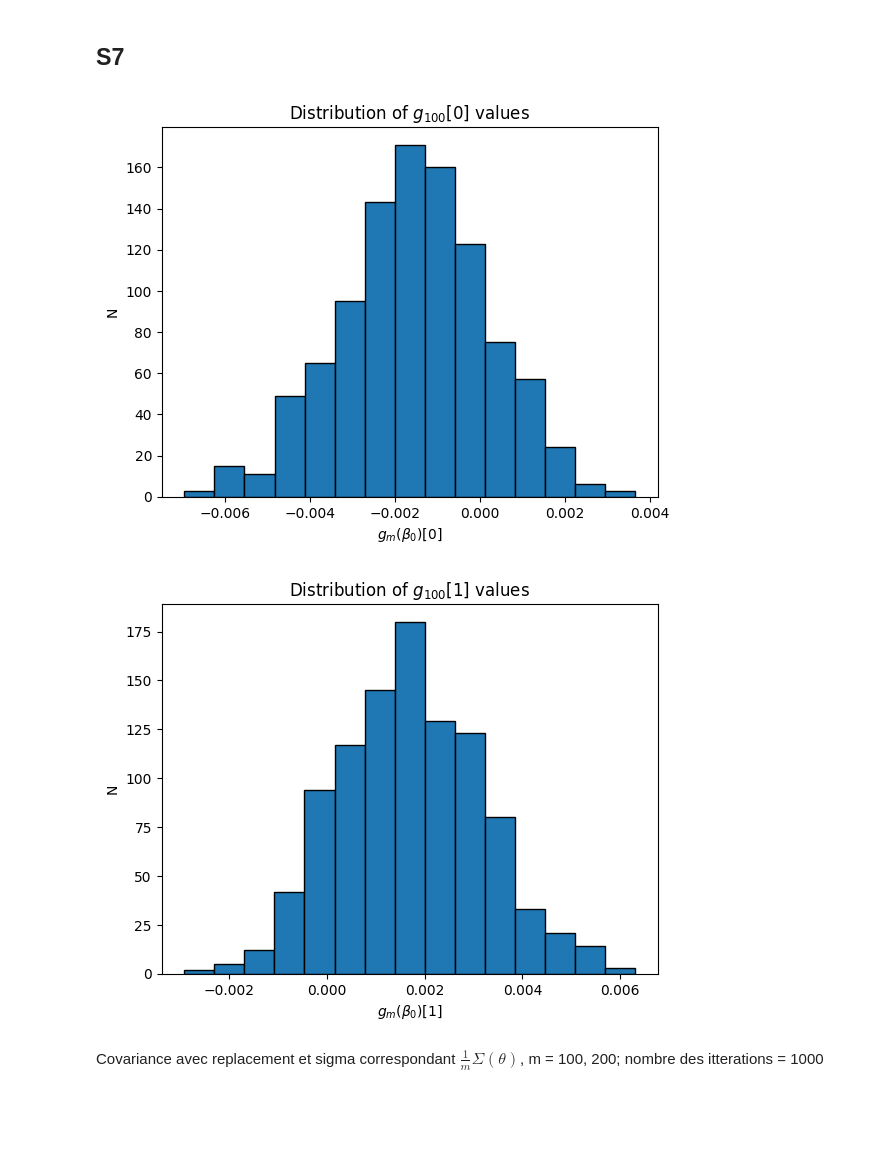
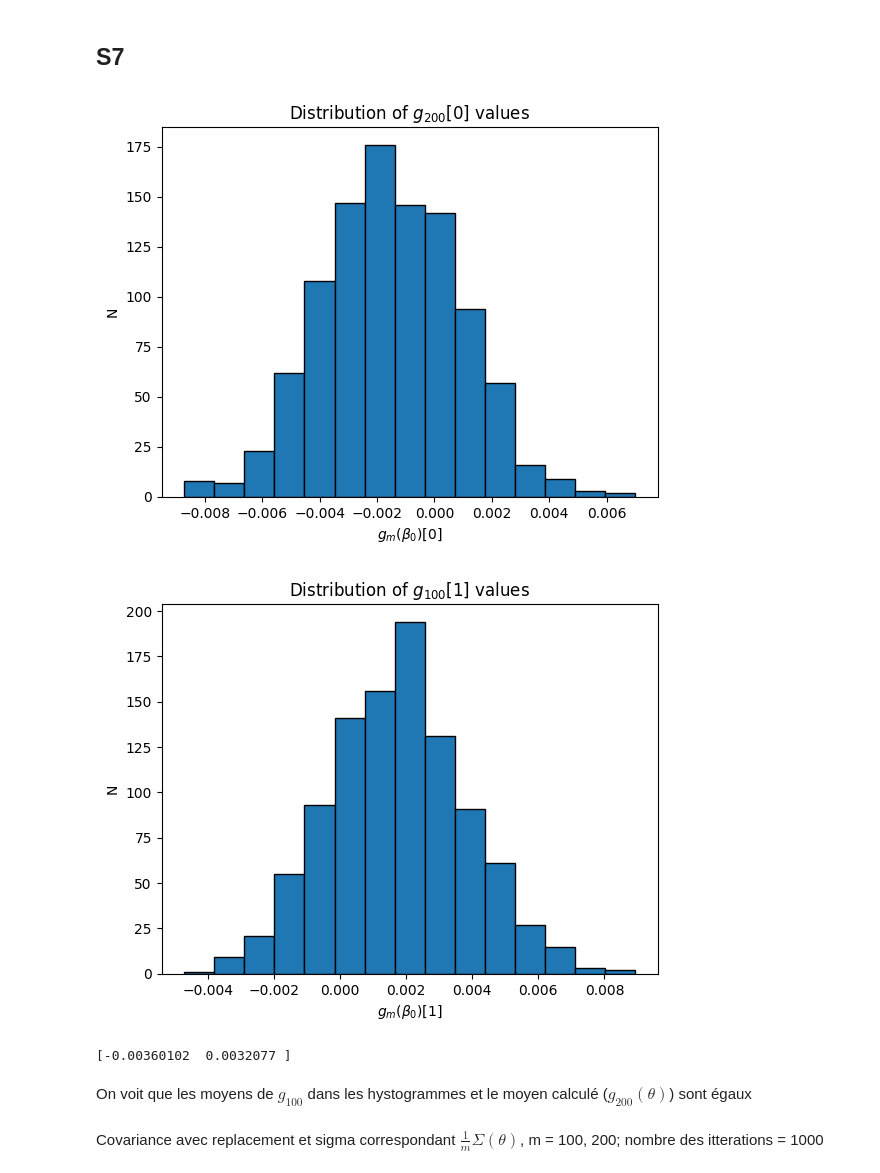
Before and after one commit to isaigordeev/Regressions, a Jupyter notebook: IsaiGordeev_ZhichengHui_Régressions.ipynb, the cells around one changed output. Cells and saved outputs as stored; diff of their text form; code cells hidden in the pictures; blank space fills up the shorter version.

```diff
--- a/IsaiGordeev_ZhichengHui_Régressions.ipynb
+++ b/IsaiGordeev_ZhichengHui_Régressions.ipynb
@@ -670,15 +670,15 @@ Puisque $\frac{n-m}{n-1} \le 1$, la matrice de covariance dans le cas sans rempl
 m_grads = np.zeros([1000,2])
 
 for x in range(len(m_grads)):
-    m_grads[x] = m_gradient(initial_params, dataset, 200, True)[0]
+    m_grads[x] = m_gradient(initial_params, dataset, 100, True)[0]
 # %%
 plt.hist(m_grads[:, 0], bins=15, edgecolor='black')
 plt.xlabel('$g_m(\\beta_0)[0]$')
 plt.ylabel('N')
-plt.title('Distribution of $g_{100}$[0] values')
+plt.title('Distribution of $g_{200}$[0] values')
 plt.show()
 # %% [output]
-[figure, old version]
+[figure, new version]
 # %%
 plt.hist(m_grads[:, 1], bins=15, edgecolor='black')
 plt.xlabel('$g_m(\\beta_0)[1]$')
@@ -686,7 +686,14 @@ plt.ylabel('N')
 plt.title('Distribution of $g_{100}$[1] values')
 plt.show()
 # %% [output]
-[figure, old version]
+[figure, new version]
+# %%
+grad = m_gradient(initial_params, dataset, 200, True)
+print(grad[0])
+# %% [output]
+[-0.00360102  0.0032077 ]
+# %% [markdown]
+On voit que les moyens de $g_{100}$ dans les hystogrammes et le moyen calculé ($g_{200}(\theta)$) sont égaux
 # %%
 def sigma(dataset, replace=True):
     sigma = 0
```
